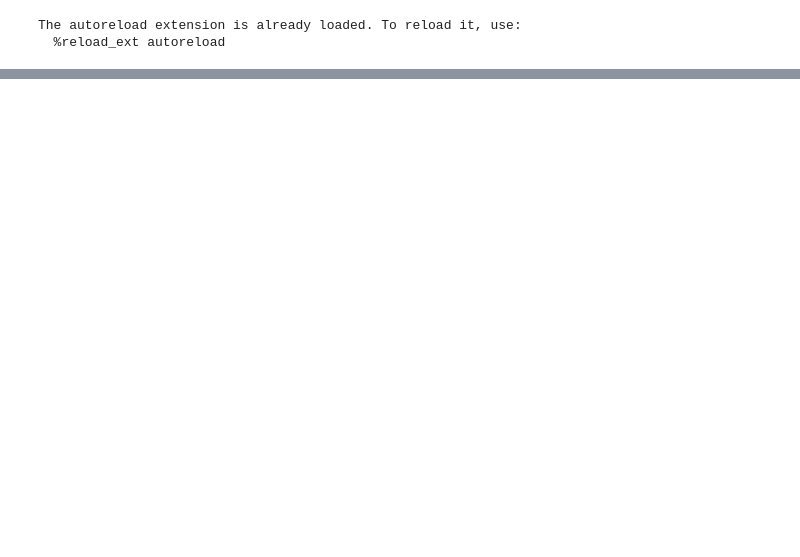
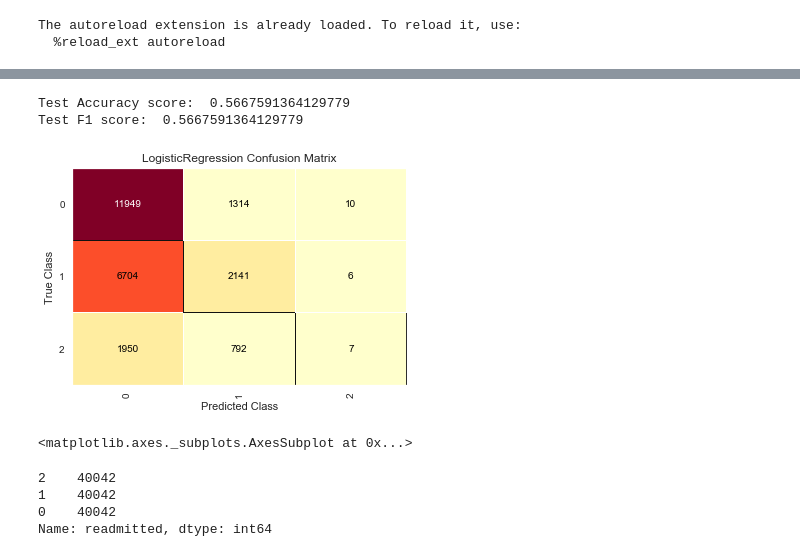
Before and after one commit to khayes847/Hospital_Readmittance_Rates_Diabetes, a Jupyter notebook: mod5.ipynb, the cells around one changed output, grey strips where cells are left out. Drawn from its saved outputs; the diff is of its cells as text; code cells hidden in the pictures; blank space fills up the shorter version.

```diff
--- a/mod5.ipynb
+++ b/mod5.ipynb
@@ -433,0 +415,59 @@ X.to_csv('./data/X_cleaned.csv', index=None)
+# %%
+X_train, X_test, y_train, y_test = train_test_split(X2, y2, test_size=0.25, random_state=23)
+
+dummy = DummyClassifier(strategy='most_frequent', random_state=13).fit(X_train, y_train)
+dummy_pred = dummy.predict(X_test)
+
+print('Test Accuracy score: ', accuracy_score(y_test, dummy_pred))
+print('Test F1 score: ', f1_score(y_test, dummy_pred, average='micro'))
+# The ConfusionMatrix visualizer taxes a model
+cm = ConfusionMatrix(dummy, classes=[0,1,2])
+
+# Fit fits the passed model. This is unnecessary if you pass the visualizer a pre-fitted model
+cm.fit(X_train, y_train)
+
+# To create the ConfusionMatrix, we need some test data. Score runs predict() on the data
+# and then creates the confusion_matrix from scikit-learn.
+cm.score(X_test, y_test)
+
+# How did we do?
+cm.poof()
+# %%
+# dt_clf = DecisionTreeClassifier(max_depth=5)
+lr_clf = LogisticRegression(solver='liblinear', random_state=13)
+
+# dt_clf.fit(X_train, y_train)
+lr_clf.fit(X_train, y_train)
+
+# y_pred_test = dt_clf.predict(X_test)
+y_pred_test = lr_clf.predict(X_test)
+
+
+
+
+# checking accuracy
+print('Test Accuracy score: ', accuracy_score(y_test, y_pred_test))
+
+
+# checking accuracy
+print('Test F1 score: ', f1_score(y_test, y_pred_test, average='micro'))
+
+#checking confusion matrix
+from yellowbrick.classifier import ConfusionMatrix
+# The ConfusionMatrix visualizer taxes a model
+cm = ConfusionMatrix(lr_clf, classes=[0,1,2])
+
+# Fit fits the passed model. This is unnecessary if you pass the visualizer a pre-fitted model
+cm.fit(X_train, y_train)
+
+# To create the ConfusionMatrix, we need some test data. Score runs predict() on the data
+# and then creates the confusion_matrix from scikit-learn.
+cm.score(X_test, y_test)
+
+# How did we do?
+cm.poof()
+# %% [output]
+Test Accuracy score:  0.5667591364129779
+Test F1 score:  0.5667591364129779
+[figure, added]
+<matplotlib.axes._subplots.AxesSubplot at 0x...>
@@ -433,0 +504,9 @@ X.to_csv('./data/X_cleaned.csv', index=None)
+# %%
+upsampled = pd.concat([no, over_30_upsampled, under_30_upsampled])
+
+upsampled.readmitted.value_counts()
+# %% [output]
+2    40042
+1    40042
+0    40042
+Name: readmitted, dtype: int64
```
Also changed, not shown: parts of 121 cells of this notebook, 1 other file.
